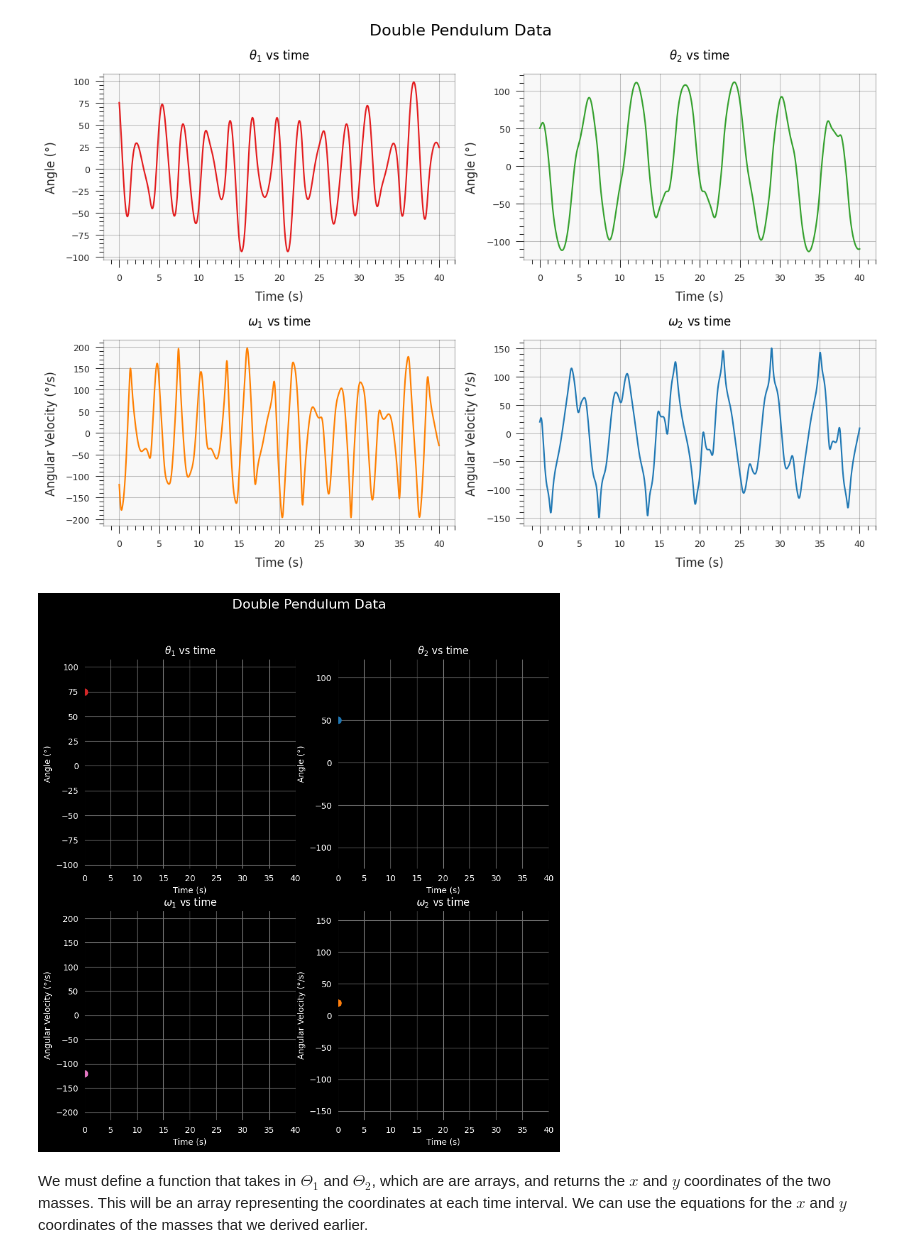
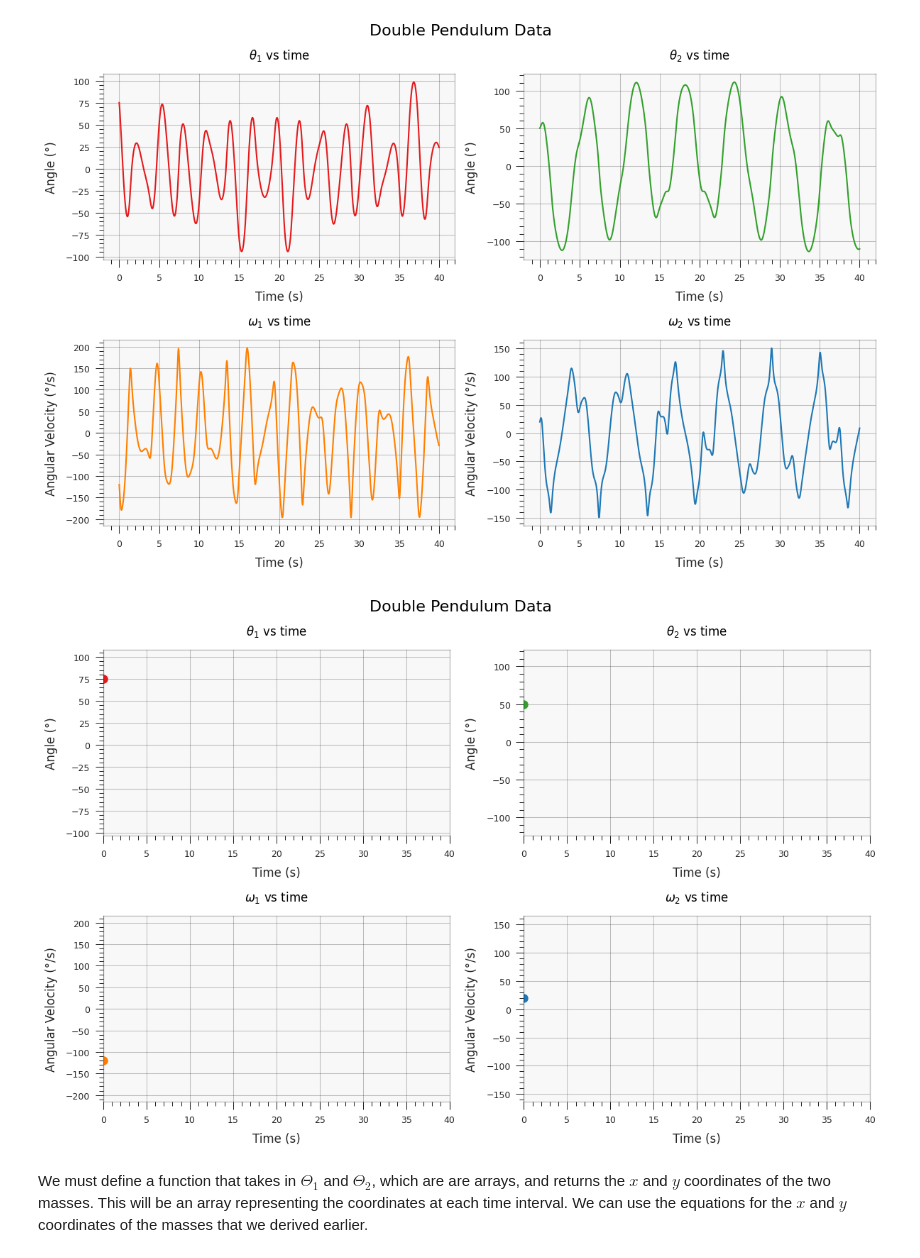
Before and after one commit to Melon-Mao/Python-repository, a Jupyter notebook: Data Analysis/Mechanics/Pendulums/Double Pendulum/double_pendulum.ipynb, the cells around one changed output. Cells and saved outputs as stored; diff of their text form; code cells hidden in the pictures.

Commit message:
double_pendulum updated

```diff
--- a/Data Analysis/Mechanics/Pendulums/Double Pendulum/double_pendulum.ipynb
+++ b/Data Analysis/Mechanics/Pendulums/Double Pendulum/double_pendulum.ipynb
@@ -325,77 +325,70 @@ plt.show()
 # %% [output]
 [figure]
 # %%
-fig, ax = plt.subplots(figsize=(10, 10))
-gs = gridspec.GridSpec(2, 2, figure=fig)
-plt.clf()
+fig, ax = plt.subplots(2, 2, figsize=(12, 8))
+fig.delaxes(fig.axes[0])
+ax1, ax2, ax3, ax4 = ax.flatten()
 
 # theta_1 vs time
-ax1 = fig.add_subplot(gs[0, 0])
-line1, = ax1.plot([], [], lw=1, markersize=8, color="tab:red", linestyle="-")
-point1, = ax1.plot([], [], lw=1, markersize=8, color="tab:red", marker="o", linestyle="--")
+line1, = ax1.plot([], [], lw=1, markersize=8, color="#E31A1C", linestyle="-")
+point1, = ax1.plot([], [], lw=1, markersize=8, color="#E31A1C", marker="o", linestyle="--")
 
 ax1.set_title(r"$\theta_1$ vs time")
 ax1.set_xlim(t_0, t_f)
 ax1.set_ylim(1.1 * np.min(Theta_1_deg), 1.1 * np.max(Theta_1_deg))
 ax1.set_xlabel("Time (s)")
 ax1.set_ylabel("Angle (°)")
-ax1.grid()
 
 # theta_2 vs time
-ax2 = fig.add_subplot(gs[0, 1])
-line2, = ax2.plot([], [], lw=1, markersize=8, color="tab:blue", linestyle="-")
-point2, = ax2.plot([], [], lw=1, markersize=8, color="tab:blue", marker="o", linestyle="--")
+line2, = ax2.plot([], [], lw=1, markersize=8, color="#33A02C", linestyle="-")
+point2, = ax2.plot([], [], lw=1, markersize=8, color="#33A02C", marker="o", linestyle="--")
 
 ax2.set_title(r"$\theta_2$ vs time")
 ax2.set_xlim(t_0, t_f)
 ax2.set_ylim(1.1 * np.min(Theta_2_deg), 1.1 * np.max(Theta_2_deg))
 ax2.set_xlabel("Time (s)")
 ax2.set_ylabel("Angle (°)")
-ax2.grid()
 
 # omega_1 vs time
-ax3 = fig.add_subplot(gs[1, 0])
-line3, = ax3.plot([], [], lw=1, markersize=8, color="tab:pink", linestyle="-")
-point3, = ax3.plot([], [], lw=1, markersize=8, color="tab:pink", marker="o", linestyle="--")
+line3, = ax3.plot([], [], lw=1, markersize=8, color="#FF7F00", linestyle="-")
+point3, = ax3.plot([], [], lw=1, markersize=8, color="#FF7F00", marker="o", linestyle="--")
 
 ax3.set_title(r"$\omega_1$ vs time")
 ax3.set_xlim(t_0, t_f)
 ax3.set_ylim(1.1 * np.min(Omega_1_deg), 1.1 * np.max(Omega_1_deg))
 ax3.set_xlabel("Time (s)")
 ax3.set_ylabel("Angular Velocity (°/s)")
-ax3.grid()
 
 # omega_2 vs time
-ax4 = fig.add_subplot(gs[1, 1])
-line4, = ax4.plot([], [], lw=1, markersize=8, color="tab:orange", linestyle="-")
-point4, = ax4.plot([], [], lw=1, markersize=8, color="tab:orange", marker="o", linestyle="--")
+line4, = ax4.plot([], [], lw=1, markersize=8, color="#1F78B4", linestyle="-")
+point4, = ax4.plot([], [], lw=1, markersize=8, color="#1F78B4", marker="o", linestyle="--")
 
 ax4.set_title(r"$\omega_2$ vs time")
 ax4.set_xlim(t_0, t_f)
 ax4.set_ylim(1.1 * np.min(Omega_2_deg), 1.1 * np.max(Omega_2_deg))
 ax4.set_xlabel("Time (s)")
 ax4.set_ylabel("Angular Velocity (°/s)")
-ax4.grid()
 
 
 # Title to go over all subplots
-plt.suptitle("Double Pendulum Data", color="white", fontsize=16)
+plt.suptitle("Double Pendulum Data", fontsize=16)
+plt.tight_layout()
 
 def animate(i):
     line1.set_data(time[:i], Theta_1_deg[:i])
     point1.set_data(time[i], Theta_1_deg[i])
     line2.set_data(time[:i], Theta_2_deg[:i])
     point2.set_data(time[i], Theta_2_deg[i])
     line3.set_data(time[:i], Omega_1_deg[:i])
     point3.set_data(time[i], Omega_1_deg[i])
     line4.set_data(time[:i], Omega_2_deg[:i])
     point4.set_data(time[i], Omega_2_deg[i])
 
 
 ani = animation.FuncAnimation(fig, animate, frames=len(time), interval=50)
 ani.save("Animations/double_pendulum_data.gif", writer="pillow", fps=25)
 # %% [output]
-[figure, old version]
+[figure, new version]
 # %% [markdown]
 We must define a function that takes in $\Theta_1$ and $\Theta_2$, which are are arrays, and returns the $x$ and $y$ coordinates of the two masses. This will be an array representing the coordinates at each time interval. We can use the equations for the $x$ and $y$ coordinates of the masses that we derived earlier.
 # %%
```
Also changed, not shown: parts of 1 cell of this notebook.
